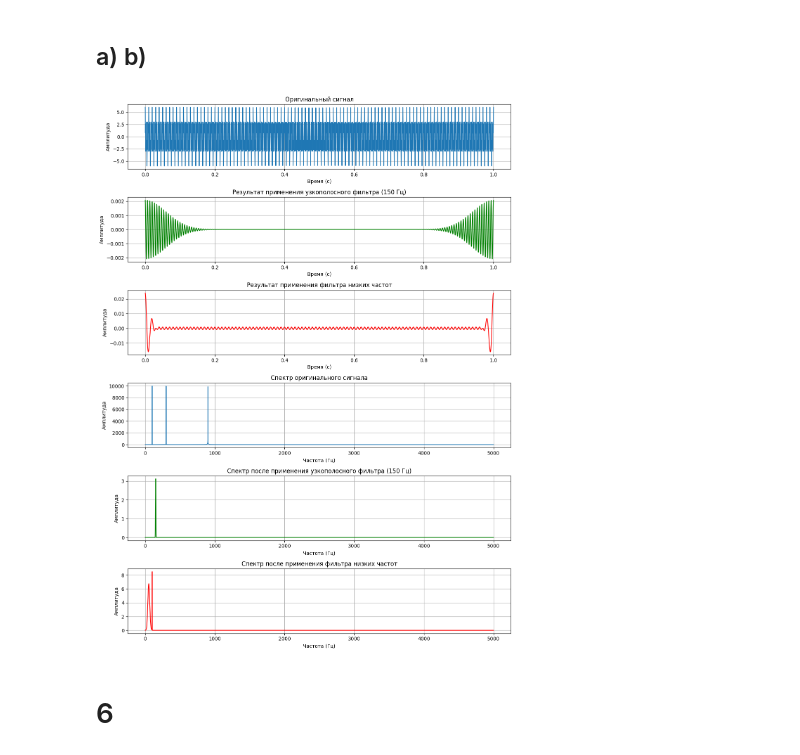
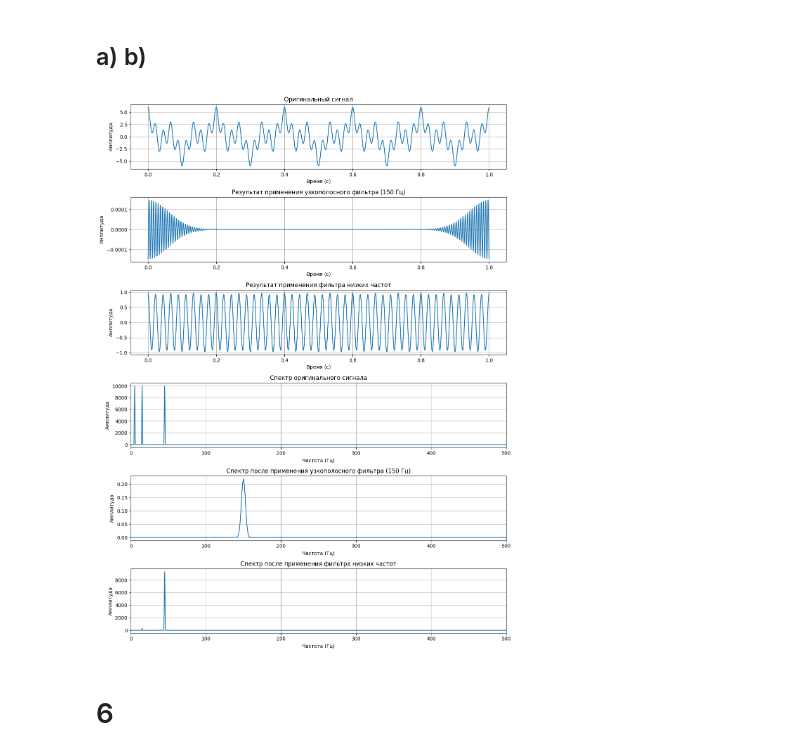
Before and after one commit to KadilenkoIvan/digital_signal_processing, a Jupyter notebook: lab4/1.ipynb, the cells around one changed output. Saved outputs shown, nothing was run; the diff lists cells and outputs as text; code cells hidden in the pictures.

```diff
--- a/lab4/1.ipynb
+++ b/lab4/1.ipynb
@@ -248,7 +269,7 @@ def gaussian_kernel(h, p, w):
 sampling_rate = 10000
 t = np.linspace(0, 1, sampling_rate)
 frequencies = [50, 150, 450]
-signal = get_cos_singal(fs=sampling_rate)
+signal = get_cos_singal(a=0.0, b=.1, fs=sampling_rate)
 
 signal_fft = np.fft.fft(signal)
 freqs = np.fft.fftfreq(len(t), 1 / sampling_rate)
@@ -282,7 +303,7 @@ plt.grid()
 
 # Узкополосный фильтр
 plt.subplot(6, 1, 2)
-plt.plot(t, filtered_signal_narrow, label='Узкополосный фильтр (150 Гц)', color='green')
+plt.plot(t, filtered_signal_narrow, label='Узкополосный фильтр (150 Гц)')
 plt.title('Результат применения узкополосного фильтра (150 Гц)')
 plt.xlabel('Время (с)')
 plt.ylabel('Амплитуда')
@@ -290,40 +311,43 @@ plt.grid()
 
 # Фильтр низких частот
 plt.subplot(6, 1, 3)
-plt.plot(t, filtered_signal_low, label='Фильтр низких частот', color='red')
+plt.plot(t, filtered_signal_low, label='Фильтр низких частот')
 plt.title('Результат применения фильтра низких частот')
 plt.xlabel('Время (с)')
 plt.ylabel('Амплитуда')
 plt.grid()
 
 # Спектр оригинального сигнала
 plt.subplot(6, 1, 4)
 plt.plot(freqs[:fc//2], np.abs(signal_fft)[:fc//2], label='Оригинальный сигнал')
 plt.title('Спектр оригинального сигнала')
 plt.xlabel('Частота (Гц)')
+plt.xlim(0, 500)
 plt.ylabel('Амплитуда')
 plt.grid()
 
 # Спектр после узкополосного фильтра
 plt.subplot(6, 1, 5)
-plt.plot(freqs[:fc//2], np.abs(filtered_fft_narrow)[:fc//2], label='После узкополосного фильтра (150 Гц)', color='green')
+plt.plot(freqs[:fc//2], np.abs(filtered_fft_narrow)[:fc//2], label='После узкополосного фильтра (150 Гц)')
 plt.title('Спектр после применения узкополосного фильтра (150 Гц)')
 plt.xlabel('Частота (Гц)')
+plt.xlim(0, 500)
 plt.ylabel('Амплитуда')
 plt.grid()
 
 # Спектр после фильтра низких частот
 plt.subplot(6, 1, 6)
-plt.plot(freqs[:fc//2], np.abs(filtered_fft_low)[:fc//2], label='После фильтра низких частот', color='red')
+plt.plot(freqs[:fc//2], np.abs(filtered_fft_low)[:fc//2], label='После фильтра низких частот')
 plt.title('Спектр после применения фильтра низких частот')
 plt.xlabel('Частота (Гц)')
+plt.xlim(0, 500)
 plt.ylabel('Амплитуда')
 plt.grid()
 
 plt.tight_layout()
 plt.show()
 # %% [output]
-[figure, old version]
+[figure, new version]
 # %% [markdown]
 # 6
 # %%
```
Also changed, not shown: parts of 12 cells of this notebook.
